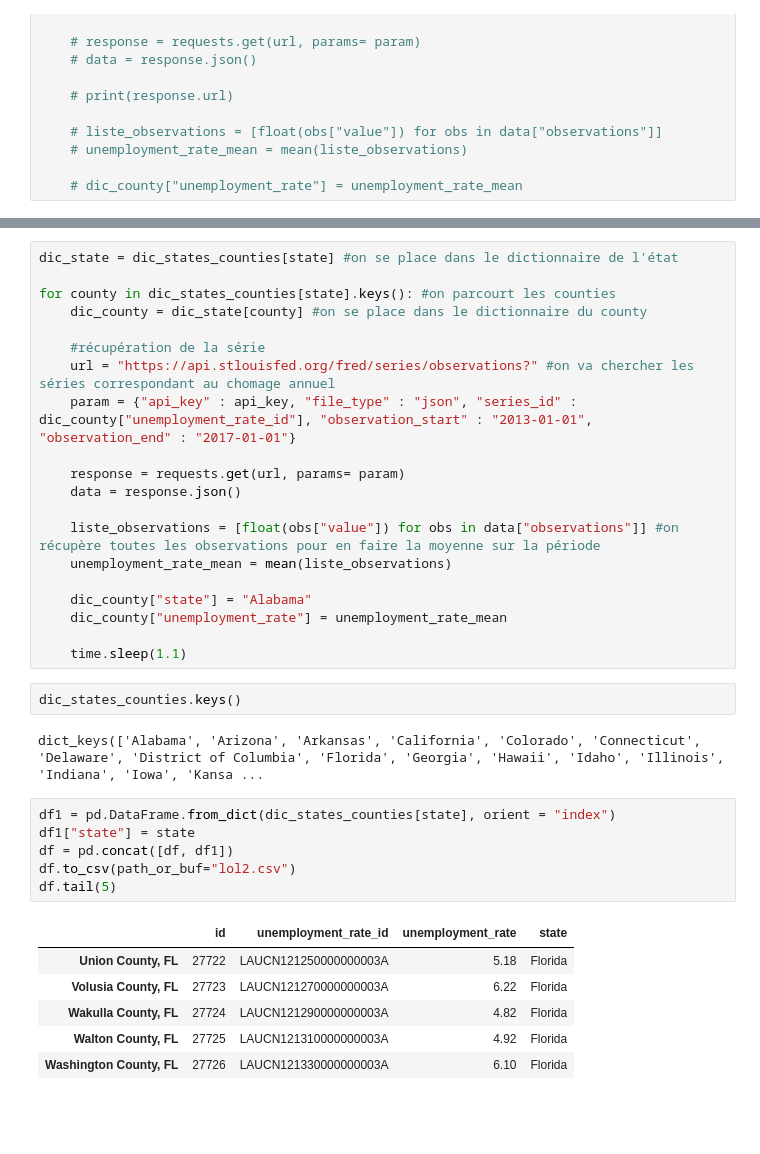
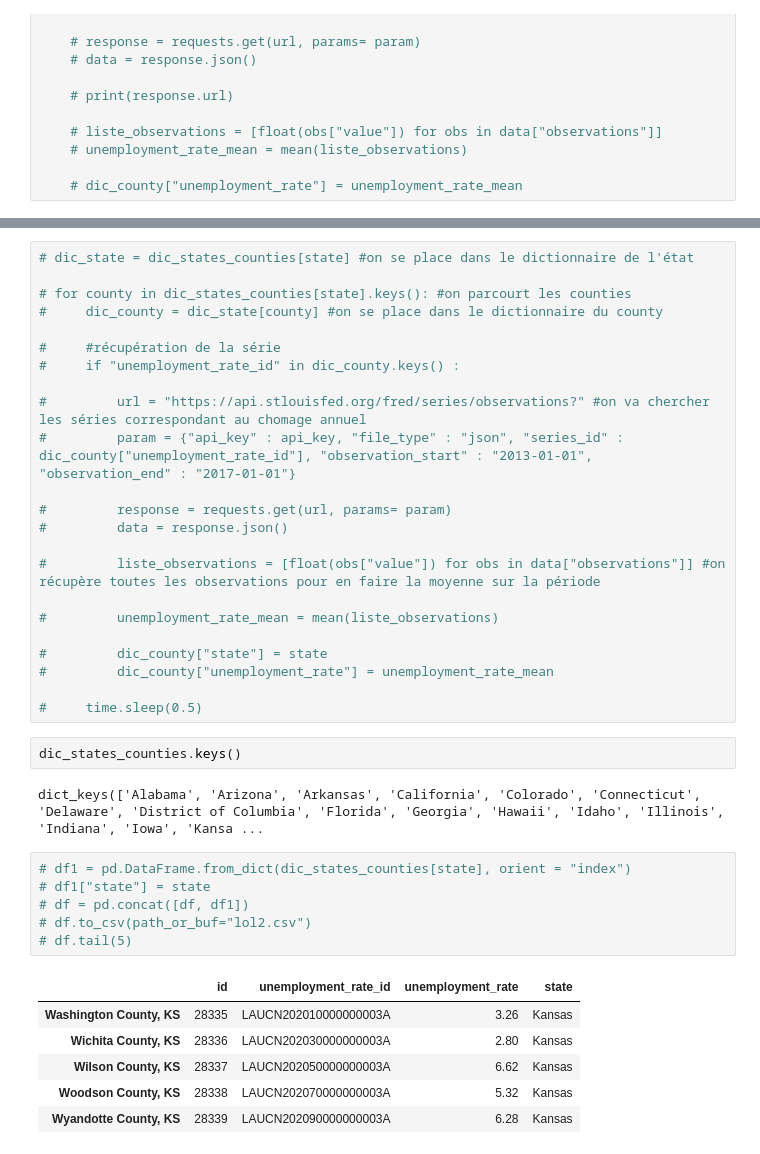
Before and after one commit to eleroux46/gun_violence, a Jupyter notebook: matis.ipynb, the cells around one changed output, grey strips where cells are left out. Cells and saved outputs as stored; diff of their text form; blank space fills up the shorter version.

Commit message:
recuperation chomage final

```diff
--- a/matis.ipynb
+++ b/matis.ipynb
@@ -256,38 +309,41 @@ for county in dic_states_counties[state].keys(): #on parcourt les counties
 # %%
-dic_state = dic_states_counties[state] #on se place dans le dictionnaire de l'état
+# dic_state = dic_states_counties[state] #on se place dans le dictionnaire de l'état
 
-for county in dic_states_counties[state].keys(): #on parcourt les counties
-    dic_county = dic_state[county] #on se place dans le dictionnaire du county
+# for county in dic_states_counties[state].keys(): #on parcourt les counties
+#     dic_county = dic_state[county] #on se place dans le dictionnaire du county
 
-    #récupération de la série
-    url = "https://api.stlouisfed.org/fred/series/observations?" #on va chercher les séries correspondant au chomage annuel
-    param = {"api_key" : api_key, "file_type" : "json", "series_id" : dic_county["unemployment_rate_id"], "observation_start" : "2013-01-01", "observation_end" : "2017-01-01"}
+#     #récupération de la série
+#     if "unemployment_rate_id" in dic_county.keys() :
 
-    response = requests.get(url, params= param)
-    data = response.json()
+#         url = "https://api.stlouisfed.org/fred/series/observations?" #on va chercher les séries correspondant au chomage annuel
+#         param = {"api_key" : api_key, "file_type" : "json", "series_id" : dic_county["unemployment_rate_id"], "observation_start" : "2013-01-01", "observation_end" : "2017-01-01"}
 
-    liste_observations = [float(obs["value"]) for obs in data["observations"]] #on récupère toutes les observations pour en faire la moyenne sur la période
-    unemployment_rate_mean = mean(liste_observations)
+#         response = requests.get(url, params= param)
+#         data = response.json()
 
-    dic_county["state"] = "Alabama"
-    dic_county["unemployment_rate"] = unemployment_rate_mean
+#         liste_observations = [float(obs["value"]) for obs in data["observations"]] #on récupère toutes les observations pour en faire la moyenne sur la période
 
-    time.sleep(1.1)
+#         unemployment_rate_mean = mean(liste_observations)
+
+#         dic_county["state"] = state
+#         dic_county["unemployment_rate"] = unemployment_rate_mean
+
+#     time.sleep(0.5)
 # %%
 dic_states_counties.keys()
 # %% [output]
 dict_keys(['Alabama', 'Arizona', 'Arkansas', 'California', 'Colorado', 'Connecticut', 'Delaware', 'District of Columbia', 'Florida', 'Georgia', 'Hawaii', 'Idaho', 'Illinois', 'Indiana', 'Iowa', 'Kansa ...
 # %%
-df1 = pd.DataFrame.from_dict(dic_states_counties[state], orient = "index")
-df1["state"] = state
-df = pd.concat([df, df1])
-df.to_csv(path_or_buf="lol2.csv")
-df.tail(5)
+# df1 = pd.DataFrame.from_dict(dic_states_counties[state], orient = "index")
+# df1["state"] = state
+# df = pd.concat([df, df1])
+# df.to_csv(path_or_buf="lol2.csv")
+# df.tail(5)
 # %% [output]
 |  | id | unemployment_rate_id | unemployment_rate | state |
-| Union County, FL | 27722 | LAUCN121250000000003A | 5.18 | Florida |
-| Volusia County, FL | 27723 | LAUCN121270000000003A | 6.22 | Florida |
-| Wakulla County, FL | 27724 | LAUCN121290000000003A | 4.82 | Florida |
-| Walton County, FL | 27725 | LAUCN121310000000003A | 4.92 | Florida |
-| Washington County, FL | 27726 | LAUCN121330000000003A | 6.10 | Florida |
+| Washington County, KS | 28335 | LAUCN202010000000003A | 3.26 | Kansas |
+| Wichita County, KS | 28336 | LAUCN202030000000003A | 2.80 | Kansas |
+| Wilson County, KS | 28337 | LAUCN202050000000003A | 6.62 | Kansas |
+| Woodson County, KS | 28338 | LAUCN202070000000003A | 5.32 | Kansas |
+| Wyandotte County, KS | 28339 | LAUCN202090000000003A | 6.28 | Kansas |
 # %% [markdown]
```
Also changed, not shown: parts of 6 cells of this notebook.
